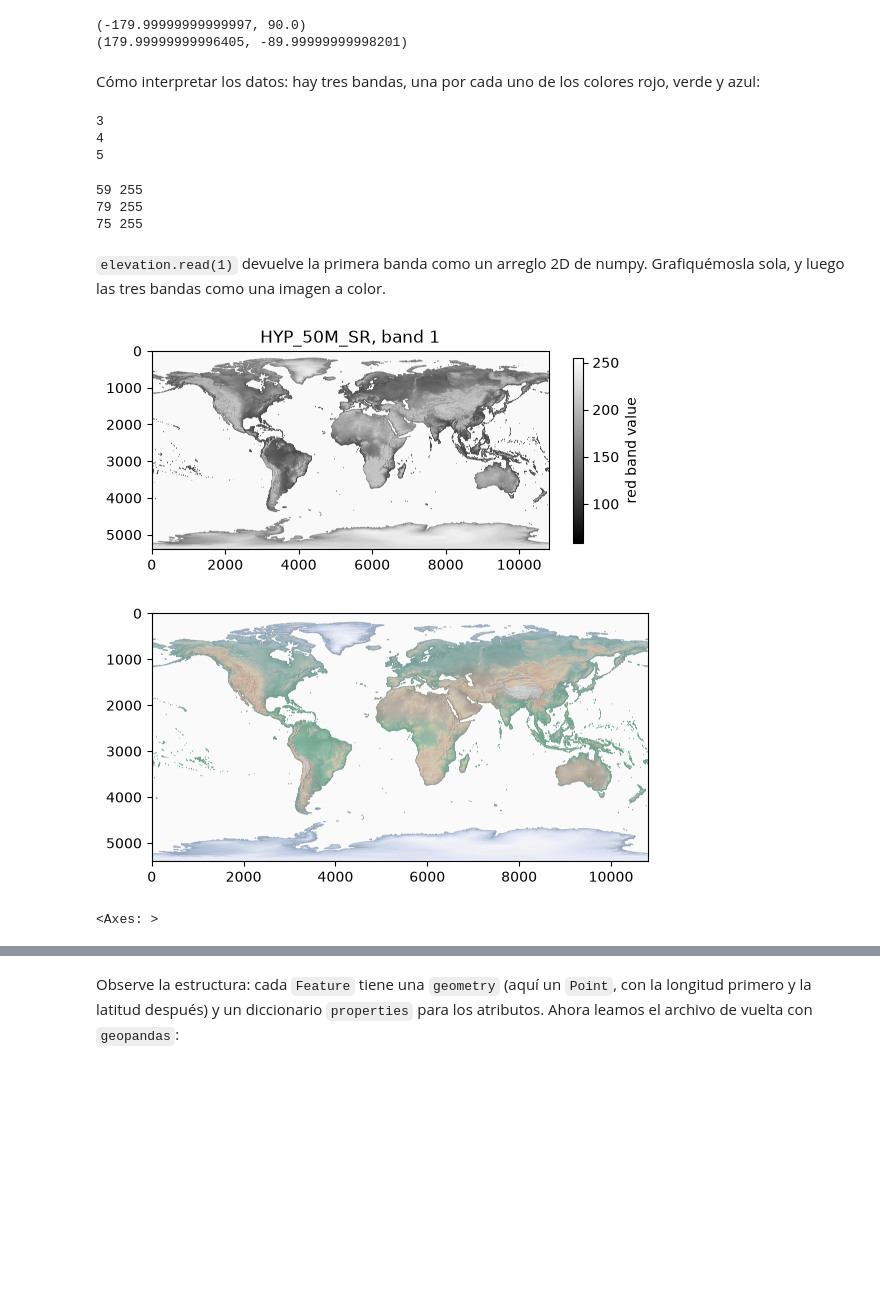
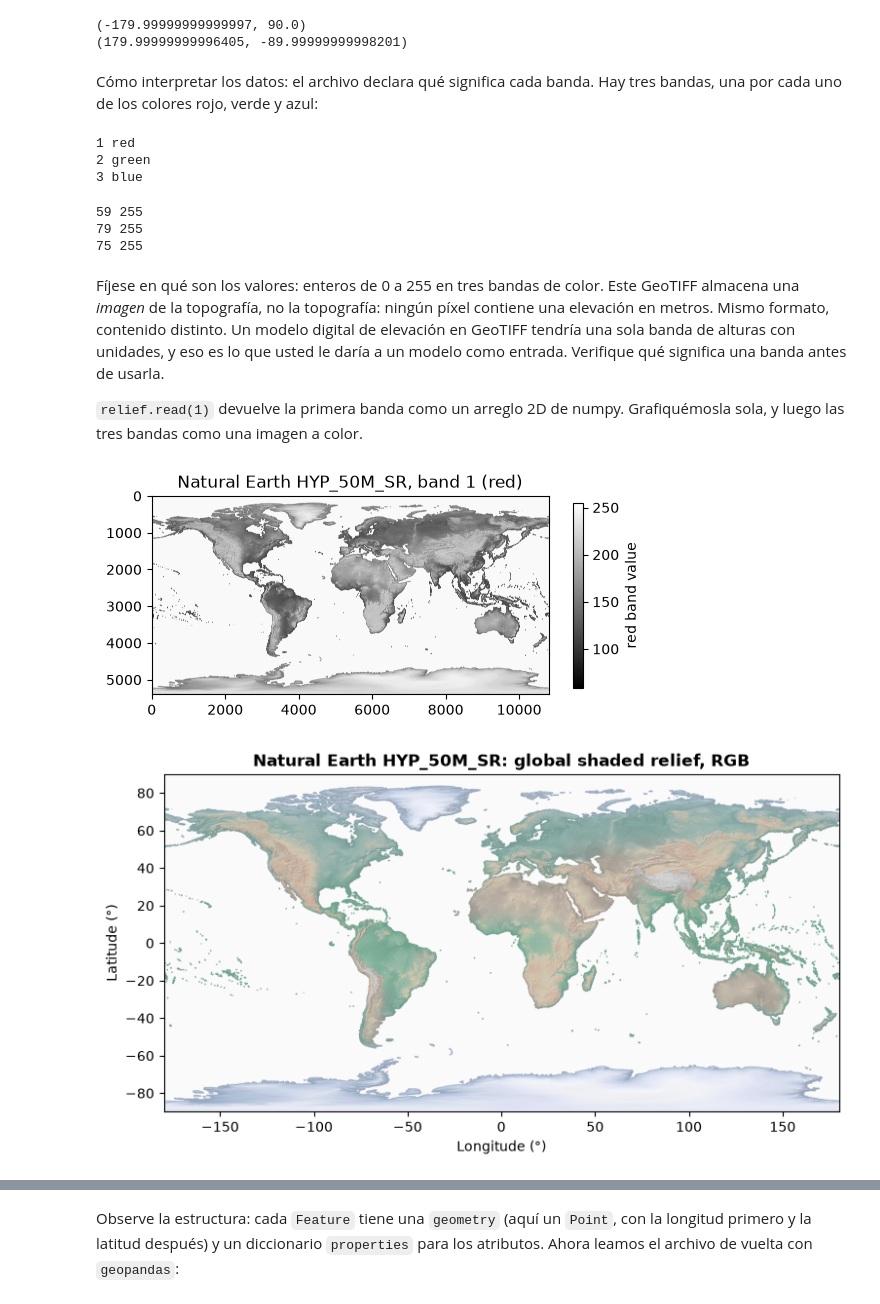
Before and after one commit to geo-smart/mlgeo-book, a Jupyter notebook: translations/es/Chapter2-DataManipulation/2.2_data_formats_rendered.ipynb, the cells around one changed output, grey strips where cells are left out. Saved outputs shown, nothing was run; the diff lists cells and outputs as text; code cells hidden in the pictures; blank space fills up the shorter version.

```diff
--- a/translations/es/Chapter2-DataManipulation/2.2_data_formats_rendered.ipynb
+++ b/translations/es/Chapter2-DataManipulation/2.2_data_formats_rendered.ipynb
@@ -129,7 +143,7 @@ print(tif_file)
 # %% [markdown]
 Ahora abramos el GeoTIFF con ``rasterio``.
 # %%
-elevation = rasterio.open(tif_file)
+relief = rasterio.open(tif_file)
 # %% [markdown]
 Un *dataset* de rasterio no es un archivo netCDF: no tiene `.variables`. En su lugar, almacena una o más *bandas*. Los atributos básicos son `.count` (número de bandas), `.width` y `.height` (dimensiones del ráster) y `.crs` (sistema de referencia de coordenadas).
 # %%
@@ -166,13 +180,12 @@ print(elevation.transform * (elevation.width, elevation.height)) # South East co
 (-179.99999999999997, 90.0)
 (179.99999999996405, -89.99999999998201)
 # %% [markdown]
-Cómo interpretar los datos: hay tres bandas, una por cada uno de los colores rojo, verde y azul:
+Cómo interpretar los datos: el archivo declara qué significa cada banda. Hay tres bandas, una por cada uno de los colores rojo, verde y azul:
 # %%
-print(elevation.colorinterp[0])
-print(elevation.colorinterp[1])
-print(elevation.colorinterp[2])
+for band, color in zip(relief.indexes, relief.colorinterp):
+    print(band, color.name)
 # %% [output]
-3
-4
-5
+1 red
+2 green
+3 blue
 # %%
@@ -184,21 +197,26 @@ print(np.min(elevation.read(3)), np.max(elevation.read(3)))
 79 255
 75 255
 # %% [markdown]
-`elevation.read(1)` devuelve la primera banda como un arreglo 2D de numpy. Grafiquémosla sola, y luego las tres bandas como una imagen a color.
+Fíjese en qué son los valores: enteros de 0 a 255 en tres bandas de color. Este GeoTIFF almacena una *imagen* de la topografía, no la topografía: ningún píxel contiene una elevación en metros. Mismo formato, contenido distinto. Un modelo digital de elevación en GeoTIFF tendría una sola banda de alturas con unidades, y eso es lo que usted le daría a un modelo como entrada. Verifique qué significa una banda antes de usarla.
+
+`relief.read(1)` devuelve la primera banda como un arreglo 2D de numpy. Grafiquémosla sola, y luego las tres bandas como una imagen a color.
 # %%
-band1 = elevation.read(1)
+band1 = relief.read(1)
 plt.imshow(band1, cmap='gray')
 plt.colorbar(shrink=0.5, label='red band value')
-plt.title('HYP_50M_SR, band 1')
+plt.title('Natural Earth HYP_50M_SR, band 1 (red)')
 plt.show()
 # %% [output]
-[figure, old version]
+[figure, new version]
 # %%
-image = elevation.read()
-show(image)
+image = relief.read()
+fig, ax = plt.subplots(figsize=(9, 4.5))
+show(image, transform=relief.transform, ax=ax, title='Natural Earth HYP_50M_SR: global shaded relief, RGB')
+ax.set_xlabel('Longitude (°)')
+ax.set_ylabel('Latitude (°)')
+plt.show()
 # %% [output]
-[figure, old version]
+[figure, new version]
-<Axes: >
 # %% [markdown]
 ### 1.2 Geopandas para leer GeoJSON
 
```
Also changed, not shown: parts of 28 cells of this notebook, 7 other files.
